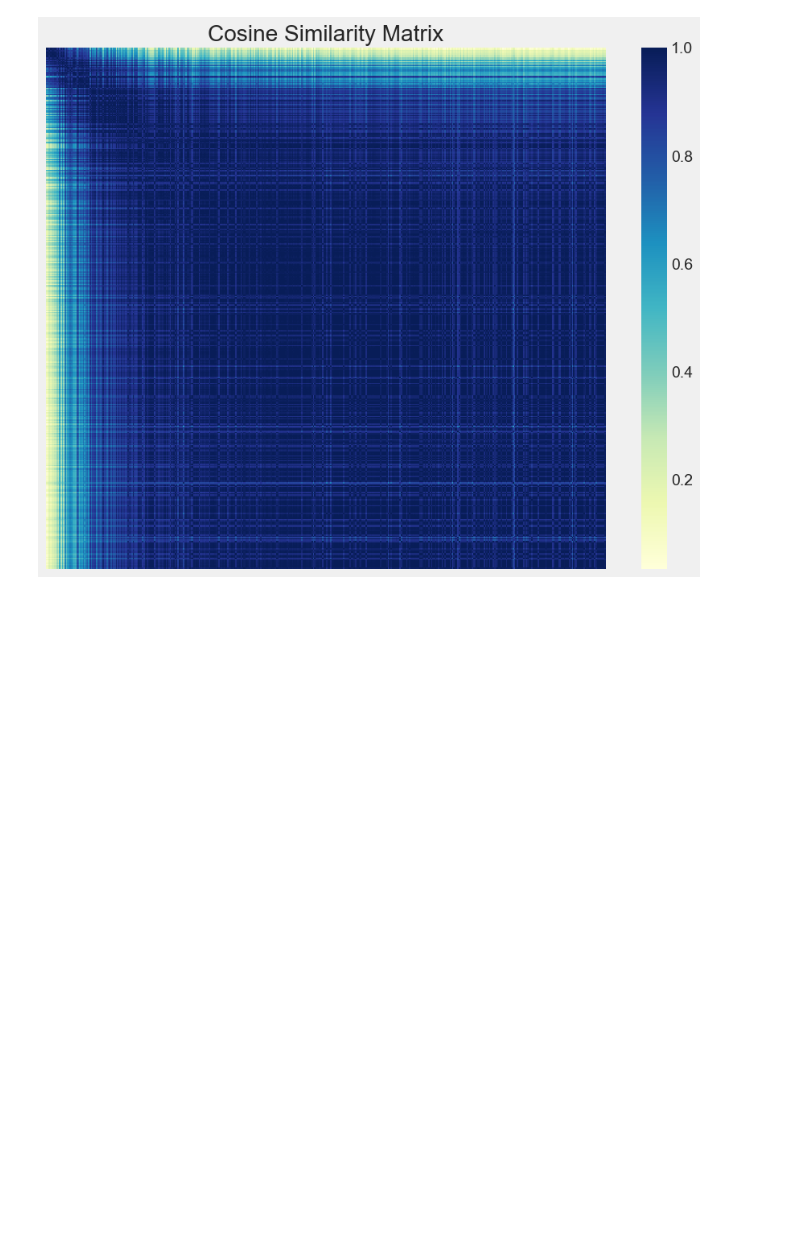
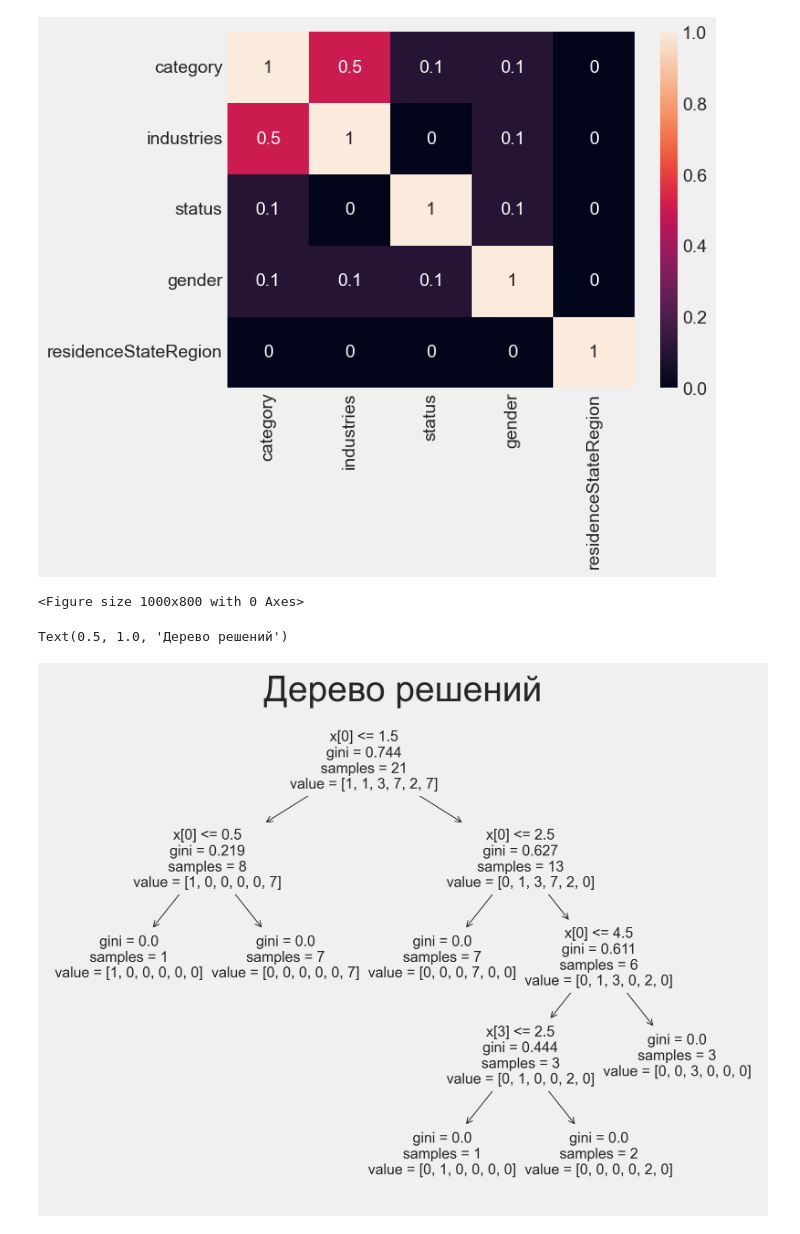
Before and after one commit to aleshkey/StatOIV, a Jupyter notebook: lab5/lab5.ipynb, the cells around one changed output. Cells and saved outputs as stored; diff of their text form; code cells hidden in the pictures; blank space fills up the shorter version.

```diff
--- a/lab5/lab5.ipynb
+++ b/lab5/lab5.ipynb
@@ -8,41 +8,58 @@ from sklearn.model_selection import train_test_split
 from sklearn.metrics import accuracy_score, confusion_matrix, classification_report
 from sklearn.metrics.pairwise import cosine_similarity
 from sklearn.tree import DecisionTreeClassifier
+from sklearn import tree
 
 sns.set_style("whitegrid")
 plt.style.use("fivethirtyeight")
 
-df = pd.read_csv("../lab3/stroke_prediction_dataset.csv").head(500)
+COLUMN = 'industries'
 
-df.dropna(inplace=True)
-
-df.drop('Patient ID', axis=1, inplace=True)
-df.drop('Work Type', axis=1, inplace=True)
-df.drop('Average Glucose Level', axis=1, inplace=True)
-df.drop('Smoking Status', axis=1, inplace=True)
-
+start_df = pd.read_csv("../lab2/Billionaires Statistics Dataset.csv")
+start_df = start_df.head(100)
+start_df.dropna(inplace=True)
+start_df.reset_index(drop=True, inplace=True)
 categorical_col = []
-for column in df.columns:
-    if df[column].dtype == object and len(df[column].unique()) <= 50:
+for column in start_df.columns:
+    if start_df[column].dtype == 'object' and len(start_df[column].unique()) <= 10:
         categorical_col.append(column)
 
-print(categorical_col)
+df = start_df[categorical_col].copy()
+df[COLUMN] = df[COLUMN].astype("category").cat.codes
 
-df['Alcohol Intake'] = df['Alcohol Intake'].astype("category").cat.codes
+df = df.drop('country', axis=True)
+df = df.drop('countryOfCitizenship', axis=True)
+df = df.drop('gdp_country', axis=True)
+df = df.drop('date', axis=True)
 
-categorical_col.remove('Alcohol Intake')
+categorical_col.remove('country')
+categorical_col.remove('countryOfCitizenship')
+categorical_col.remove('gdp_country')
+categorical_col.remove('date')
+
+
+print(df.columns)
+
+for column in df:
+    if df[column].dtype == 'object':
+        df[column] = pd.factorize(df[column])[0]
+
+sns.heatmap(
+    round(
+        abs(df.corr()),
+        1
+    ),
+    annot=True
+)
+
+categorical_col.remove(COLUMN)
 
 label = LabelEncoder()
 for column in categorical_col:
     df[column] = label.fit_transform(df[column])
 
-dataset = df.drop('Alcohol Intake', axis=1)
-for column in dataset:
-    if dataset[column].dtype == 'object':
-        dataset[column] = pd.factorize(dataset[column])[0]
-
-X = dataset
-y = df['Alcohol Intake']
+X = df.drop(COLUMN, axis=1)
+y = df[COLUMN]
 
 X_train, X_test, y_train, y_test = train_test_split(X, y, test_size=0.3, random_state=42)
 
@@ -76,8 +93,16 @@ print_score(tree_clf, X_train, y_train, X_test, y_test, train=False)
 print("Shape of the dataset is: ", X.shape)
 similarity_matrix = cosine_similarity(X)
 
+model = tree.DecisionTreeClassifier()
+model.fit(X_train, y_train)
+
+predictions = model.predict(X_test)
+
 plt.figure(figsize=(10, 8))
-sns.heatmap(similarity_matrix, cmap="YlGnBu", xticklabels=False, yticklabels=False)
-plt.title("Cosine Similarity Matrix")
 plt.show()
+
+DPI = 400
+plt.figure(dpi=DPI)
+tree.plot_tree(model)
+plt.title("Дерево решений")
 # %% [output]
@@ -101 +126,4 @@ Shape of the dataset is:  (426, 17)
-[figure, old version]
+[figure, new version]
+<Figure size 1000x800 with 0 Axes>
+Text(0.5, 1.0, 'Дерево решений')
+[figure, added]
```
Also changed, not shown: parts of 1 cell of this notebook, 5 other files.
